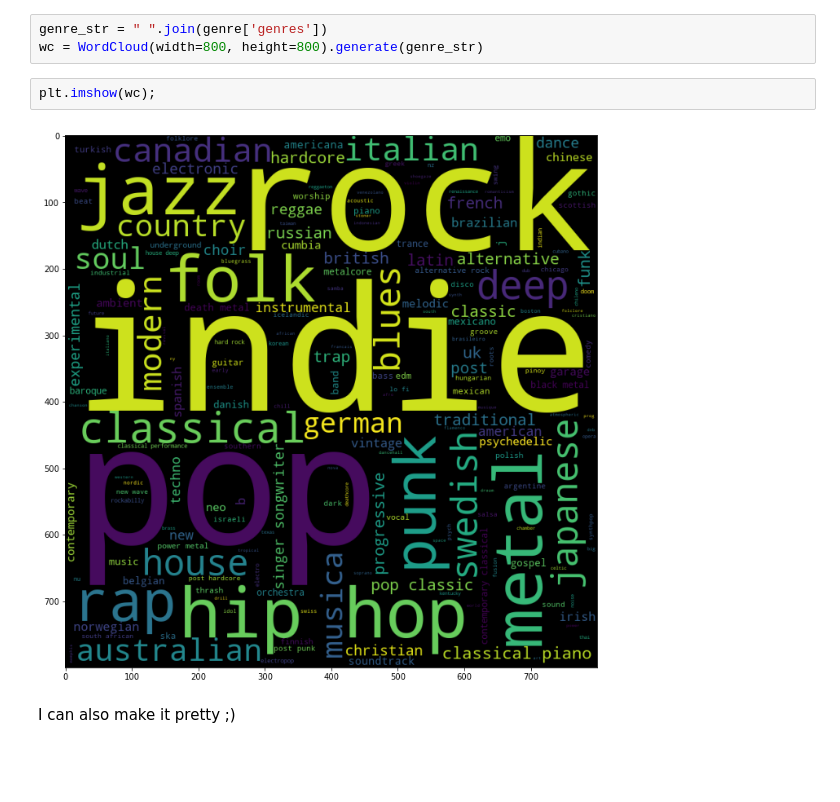
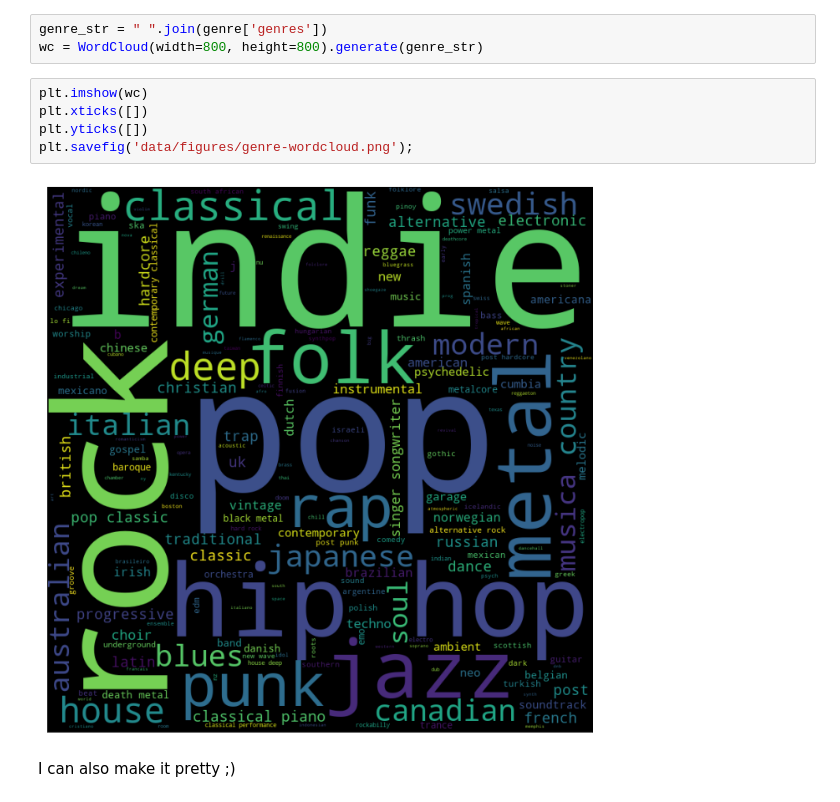
Before and after one commit to twaddlac/spotify_music_library_analyis, a Jupyter notebook: Spotify Music Library Analysis.ipynb, the cells around one changed output. Saved outputs shown, nothing was run; the diff lists cells and outputs as text; blank space fills up the shorter version.

```diff
--- a/Spotify Music Library Analysis.ipynb
+++ b/Spotify Music Library Analysis.ipynb
@@ -518,9 +544,12 @@ That's quite a few - let's see if we can break it down into key words, or super
 genre_str = " ".join(genre['genres'])
 wc = WordCloud(width=800, height=800).generate(genre_str)
 # %%
-plt.imshow(wc);
+plt.imshow(wc)
+plt.xticks([])
+plt.yticks([])
+plt.savefig('data/figures/genre-wordcloud.png');
 # %% [output]
-[figure, old version]
+[figure, new version]
 # %% [markdown]
 I can also make it pretty ;)
 # %%
```
Also changed, not shown: parts of 17 cells of this notebook, 9 other files.
